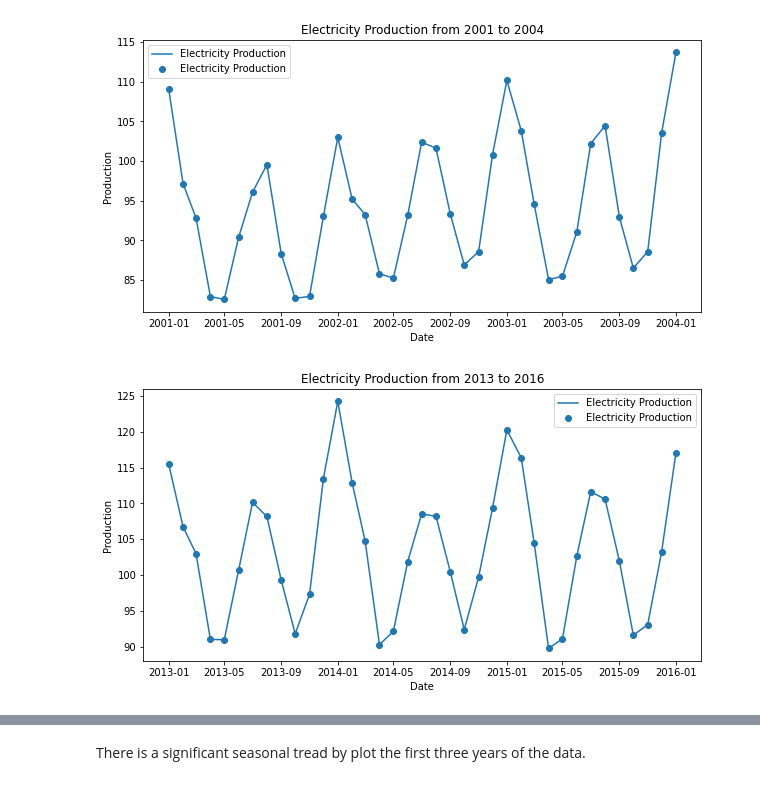
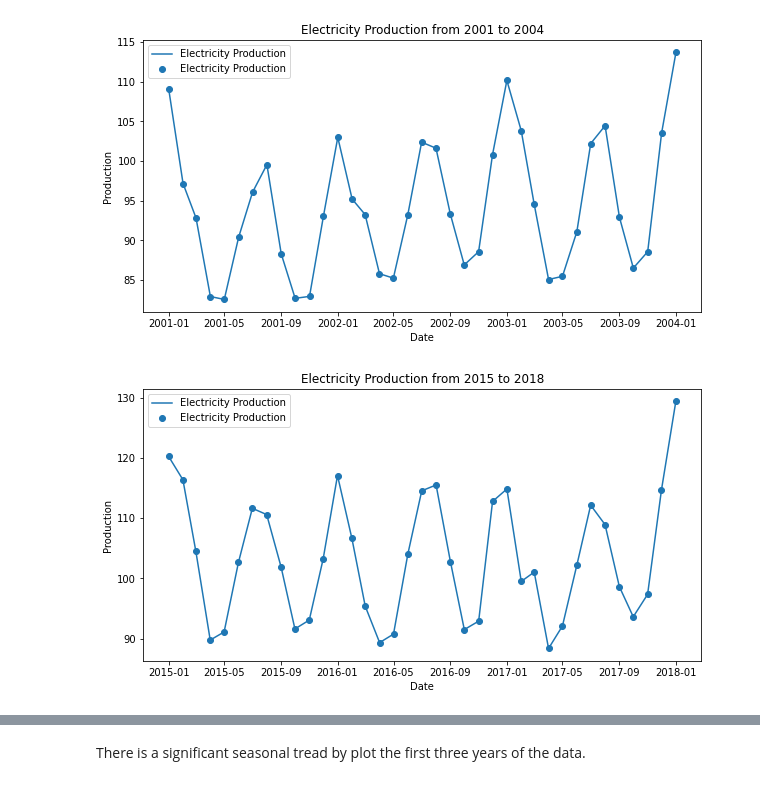
Before and after one commit to GussLii/Time-Series, a Jupyter notebook: code.ipynb, the cells around one changed output, grey strips where cells are left out. Cells and saved outputs as stored; diff of their text form; code cells hidden in the pictures.

```diff
--- a/code.ipynb
+++ b/code.ipynb
@@ -100,15 +72,15 @@ plt.show()
 # %% [output]
 [figure]
 # %%
-# pattern of the last three years in the train data
-data_last_three_years = train_data[len(train_data)-37:]
+# pattern of the last three years
+data_last_three_years = electric_data[len(electric_data)-37:]
 plt.figure(figsize=(10, 5))  # Set the figure size as desired
 plt.plot(data_last_three_years.index, data_last_three_years['IPG2211A2N'], label='Electricity Production')
 plt.scatter(data_last_three_years.index, data_last_three_years['IPG2211A2N'], label='Electricity Production')
-plt.title('Electricity Production from 2013 to 2016')
+plt.title('Electricity Production from 2015 to 2018')
 plt.xlabel('Date')
 plt.ylabel('Production')
 plt.legend()
 plt.show()
 # %% [output]
-[figure, old version]
+[figure, new version]
```
Also changed, not shown: parts of 22 cells of this notebook.
